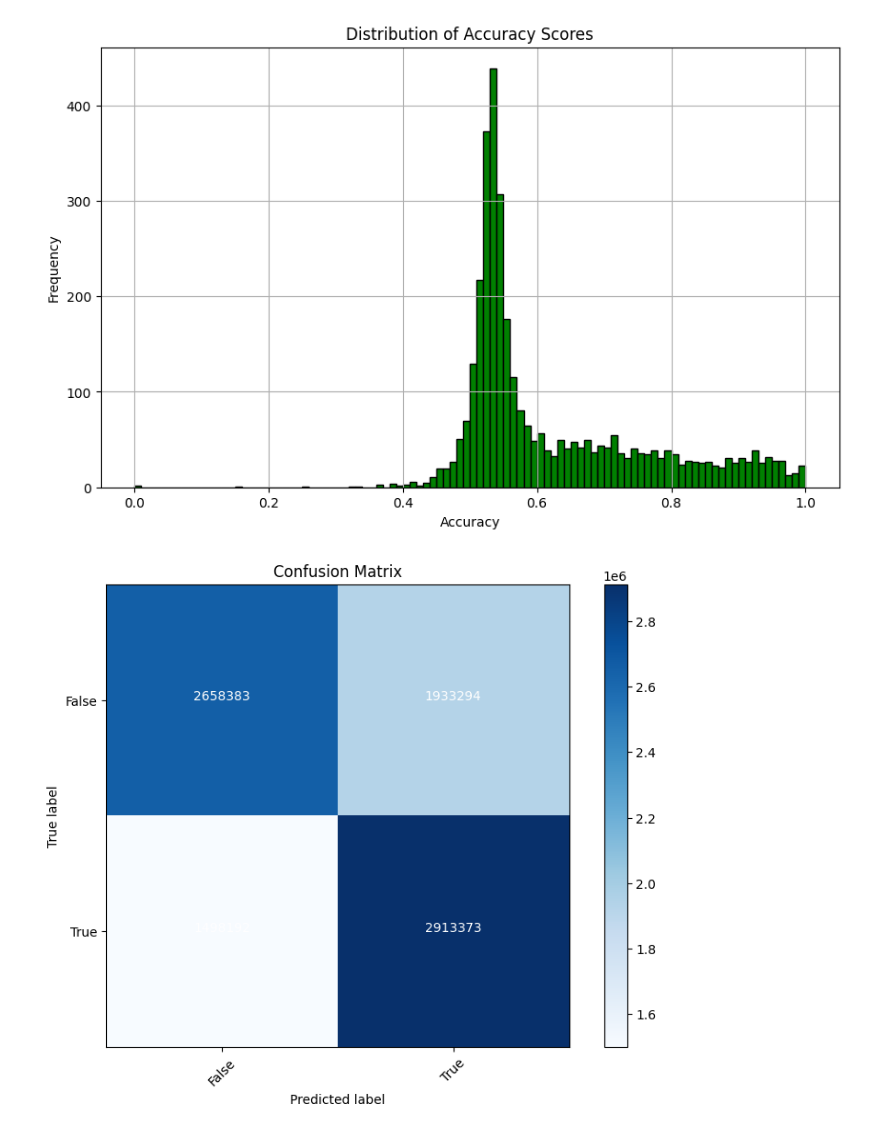
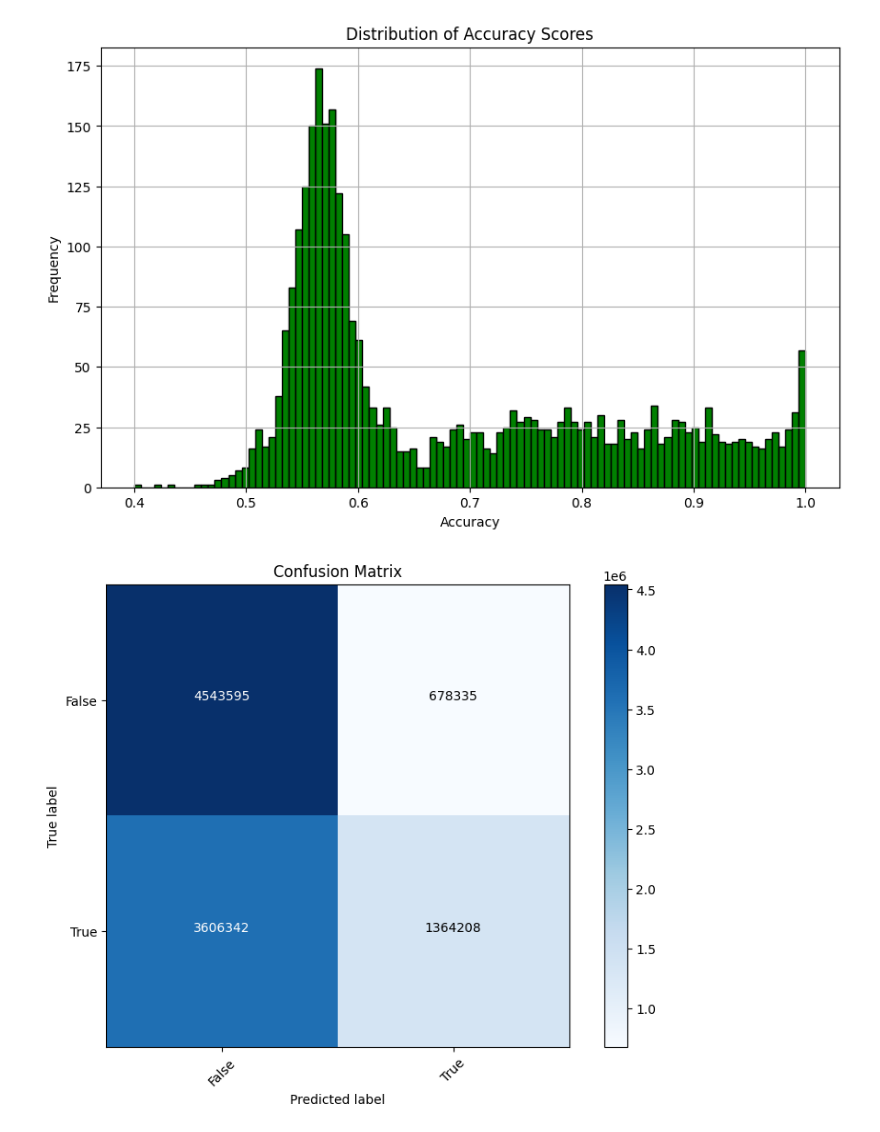
Before and after one commit to JonIsHere242/Stock-Market-LSTM, a Jupyter notebook: 4.2__PredictorTest.ipynb, the cells around one changed output. Saved outputs shown, nothing was run; the diff lists cells and outputs as text; code cells hidden in the pictures.

```diff
--- a/4.2__PredictorTest.ipynb
+++ b/4.2__PredictorTest.ipynb
@@ -5,6 +5,7 @@ import matplotlib.pyplot as plt
 import numpy as np
 from sklearn.metrics import confusion_matrix, roc_curve, auc, precision_recall_curve
 import itertools
+
 def validate_model_with_min_predictions(directory_path, min_predictions=100):
     summary_results = {
         "total_files": 0,
@@ -18,11 +19,11 @@ def validate_model_with_min_predictions(directory_path, min_predictions=100):
         "predicted_labels": []
     }
 
-    files = [f for f in os.listdir(directory_path) if f.endswith('.csv')]
+    files = [f for f in os.listdir(directory_path) if f.endswith('.parquet')]
 
     for file_name in files:
         file_path = os.path.join(directory_path, file_name)
-        data = pd.read_csv(file_path)
+        data = pd.read_parquet(file_path)
 
         ##ensure there are at least 90 days of data if it does not have 90 days of data skip
         if len(data) < 90:
@@ -59,9 +60,6 @@ def plot_accuracy_vs_predictions(summary):
     plt.figure(figsize=(10, 6))
     x_values = summary['prediction_counts']
     y_values = summary['model_accuracies']
-
-
-
 
     if x_values and y_values:
         plt.scatter(x_values, y_values, color='blue', label="Model Accuracy")
@@ -155,12 +153,9 @@ def print_summary(summary):
     for file in summary['files_with_few_predictions']:
         print(f"  - {file}")
 
-
-
-
 # Example usage
 directory_path = 'Data/RFpredictions'
-min_predictions = 1
+min_predictions = 100
 summary_results = validate_model_with_min_predictions(directory_path, min_predictions)
 plot_accuracy_vs_predictions(summary_results)
 plot_distribution_of_predictions(summary_results)
@@ -174,2 +169,2 @@ print_summary(summary_results)
-[figure, old version]
+[figure, new version]
-[figure, old version]
+[figure, new version]
```
Also changed, not shown: parts of 2 cells of this notebook, 45 other files.
